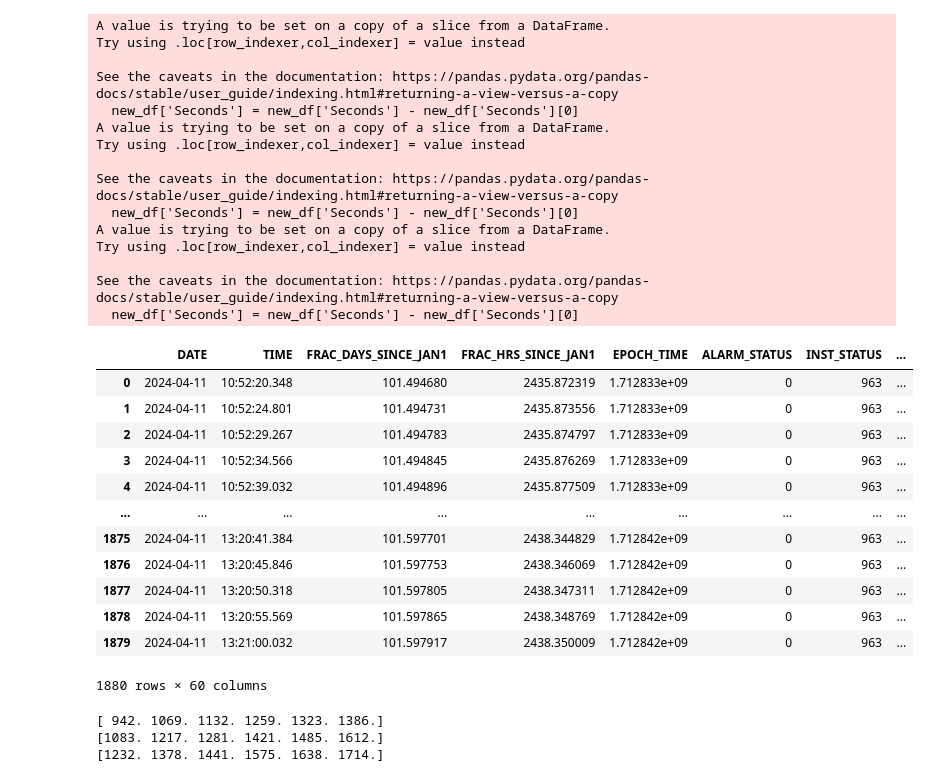
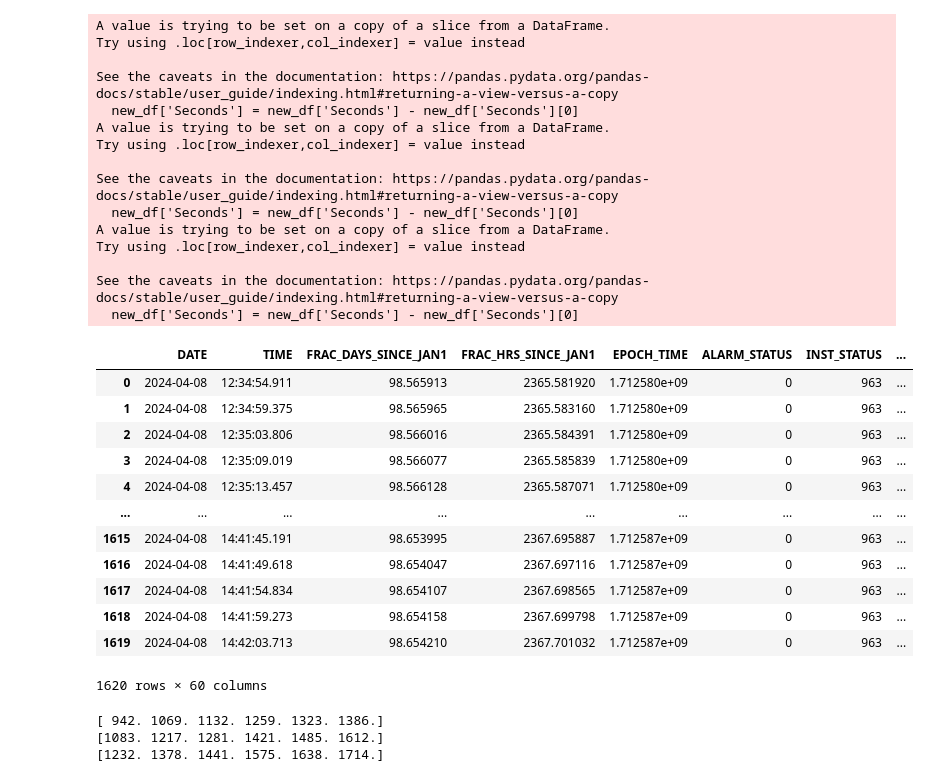
Before and after one commit to Normann25/Manganese-chlorides, a Jupyter notebook: ISAMO/experiments.ipynb, the cells around one changed output. Drawn from its saved outputs; the diff is of its cells as text; code cells hidden in the pictures.

```diff
--- a/ISAMO/experiments.ipynb
+++ b/ISAMO/experiments.ipynb
@@ -16,38 +16,38 @@ from ExternalFunctions import Chi2Regression, BinnedLH, UnbinnedLH, nice_string_
 # %%
 path = '../../../KU/Bachelor+Research/Data/Piccaro/'
 dates = ['07042024', '08042024', '11042024']
 
 data = read_data_picarro(path, dates)
-display(data['11042024'])
+display(data['08042024'])
 # %% [output]
 A value is trying to be set on a copy of a slice from a DataFrame.
 Try using .loc[row_indexer,col_indexer] = value instead
 
 See the caveats in the documentation: https://pandas.pydata.org/pandas-docs/stable/user_guide/indexing.html#returning-a-view-versus-a-copy
   new_df['Seconds'] = new_df['Seconds'] - new_df['Seconds'][0]
 A value is trying to be set on a copy of a slice from a DataFrame.
 Try using .loc[row_indexer,col_indexer] = value instead
 
 See the caveats in the documentation: https://pandas.pydata.org/pandas-docs/stable/user_guide/indexing.html#returning-a-view-versus-a-copy
   new_df['Seconds'] = new_df['Seconds'] - new_df['Seconds'][0]
 A value is trying to be set on a copy of a slice from a DataFrame.
 Try using .loc[row_indexer,col_indexer] = value instead
 
 See the caveats in the documentation: https://pandas.pydata.org/pandas-docs/stable/user_guide/indexing.html#returning-a-view-versus-a-copy
   new_df['Seconds'] = new_df['Seconds'] - new_df['Seconds'][0]
 |  | DATE | TIME | FRAC_DAYS_SINCE_JAN1 | FRAC_HRS_SINCE_JAN1 | EPOCH_TIME | ALARM_STATUS | INST_STATUS | ... |
-| 0 | 2024-04-11 | 10:52:20.348 | 101.494680 | 2435.872319 | 1.712833e+09 | 0 | 963 | ... |
-| 1 | 2024-04-11 | 10:52:24.801 | 101.494731 | 2435.873556 | 1.712833e+09 | 0 | 963 | ... |
-| 2 | 2024-04-11 | 10:52:29.267 | 101.494783 | 2435.874797 | 1.712833e+09 | 0 | 963 | ... |
-| 3 | 2024-04-11 | 10:52:34.566 | 101.494845 | 2435.876269 | 1.712833e+09 | 0 | 963 | ... |
-| 4 | 2024-04-11 | 10:52:39.032 | 101.494896 | 2435.877509 | 1.712833e+09 | 0 | 963 | ... |
+| 0 | 2024-04-08 | 12:34:54.911 | 98.565913 | 2365.581920 | 1.712580e+09 | 0 | 963 | ... |
+| 1 | 2024-04-08 | 12:34:59.375 | 98.565965 | 2365.583160 | 1.712580e+09 | 0 | 963 | ... |
+| 2 | 2024-04-08 | 12:35:03.806 | 98.566016 | 2365.584391 | 1.712580e+09 | 0 | 963 | ... |
+| 3 | 2024-04-08 | 12:35:09.019 | 98.566077 | 2365.585839 | 1.712580e+09 | 0 | 963 | ... |
+| 4 | 2024-04-08 | 12:35:13.457 | 98.566128 | 2365.587071 | 1.712580e+09 | 0 | 963 | ... |
 | ... | ... | ... | ... | ... | ... | ... | ... | ... |
-| 1875 | 2024-04-11 | 13:20:41.384 | 101.597701 | 2438.344829 | 1.712842e+09 | 0 | 963 | ... |
-| 1876 | 2024-04-11 | 13:20:45.846 | 101.597753 | 2438.346069 | 1.712842e+09 | 0 | 963 | ... |
-| 1877 | 2024-04-11 | 13:20:50.318 | 101.597805 | 2438.347311 | 1.712842e+09 | 0 | 963 | ... |
-| 1878 | 2024-04-11 | 13:20:55.569 | 101.597865 | 2438.348769 | 1.712842e+09 | 0 | 963 | ... |
-| 1879 | 2024-04-11 | 13:21:00.032 | 101.597917 | 2438.350009 | 1.712842e+09 | 0 | 963 | ... |
+| 1615 | 2024-04-08 | 14:41:45.191 | 98.653995 | 2367.695887 | 1.712587e+09 | 0 | 963 | ... |
+| 1616 | 2024-04-08 | 14:41:49.618 | 98.654047 | 2367.697116 | 1.712587e+09 | 0 | 963 | ... |
+| 1617 | 2024-04-08 | 14:41:54.834 | 98.654107 | 2367.698565 | 1.712587e+09 | 0 | 963 | ... |
+| 1618 | 2024-04-08 | 14:41:59.273 | 98.654158 | 2367.699798 | 1.712587e+09 | 0 | 963 | ... |
+| 1619 | 2024-04-08 | 14:42:03.713 | 98.654210 | 2367.701032 | 1.712587e+09 | 0 | 963 | ... |
-1880 rows × 60 columns
+1620 rows × 60 columns
 # %%
 time_stamps = np.array([['17:36:31', '17:46:32', '17:51:31', '18:01:31', '18:06:34', '18:11:32'],
                         ['14:00:01', '14:10:31', '14:15:33', '14:26:31', '14:31:33', '14:41:31'],
```
Also changed, not shown: 1 other file.
